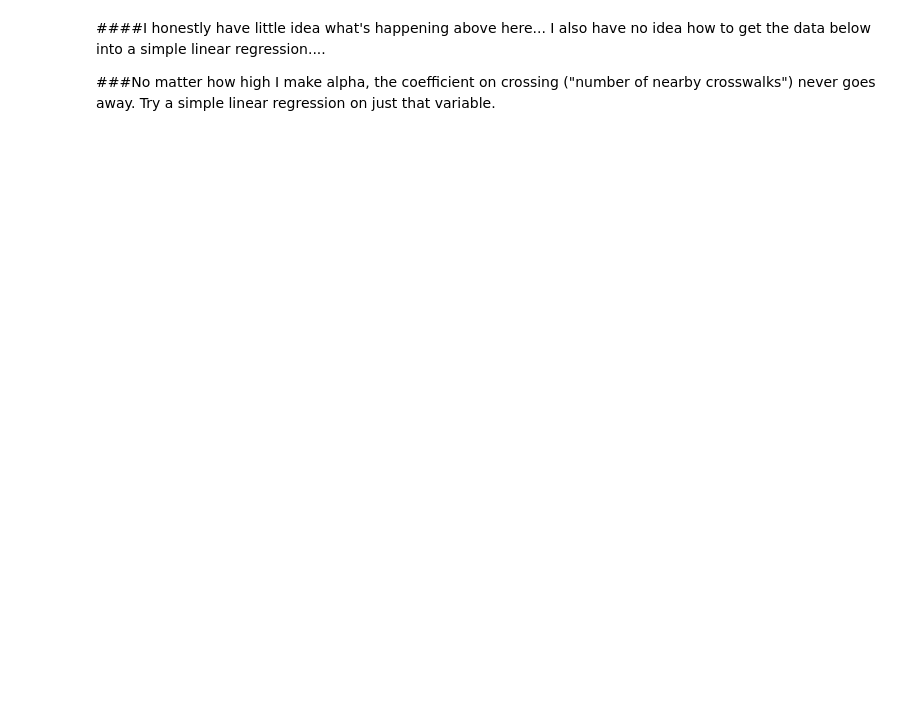
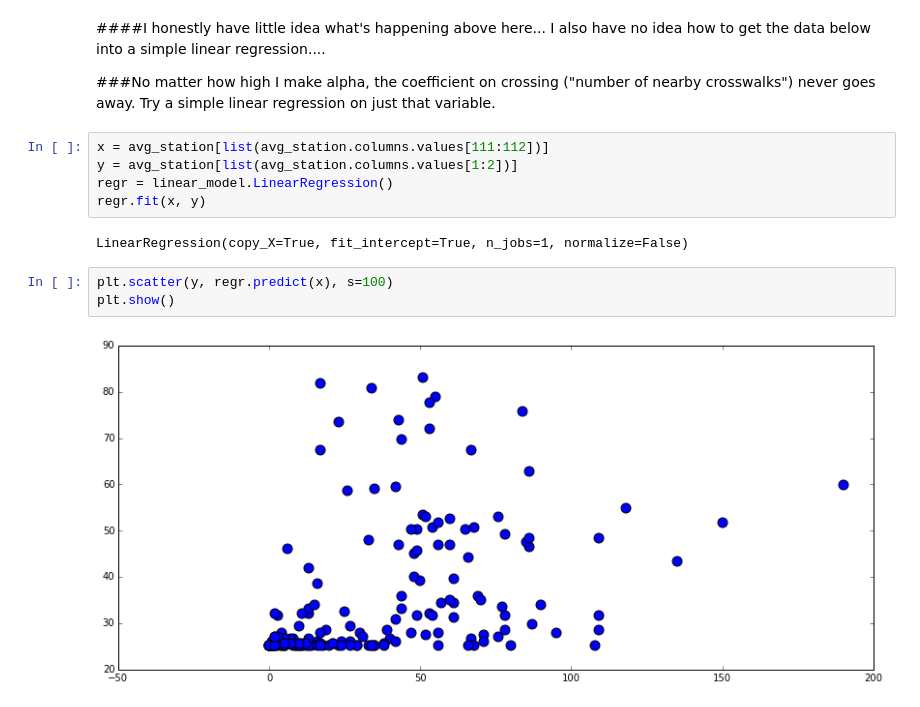
Before and after one commit to sjschmidt44/bike_share, a Jupyter notebook: bike_share_data_3.ipynb, the cells around one changed output. Drawn from its saved outputs; the diff is of its cells as text; blank space fills up the shorter version.

```diff
--- a/bike_share_data_3.ipynb
+++ b/bike_share_data_3.ipynb
@@ -175,3 +175,15 @@ Alpha=0.460073944025 [ 34.80721701  27.72102944  34.62000721  32.75626501  34.42
 ####I honestly have little idea what's happening above here... I also have no idea how to get the data below into a simple linear regression....
 
 ###No matter how high I make alpha, the coefficient on crossing ("number of nearby crosswalks") never goes away. Try a simple linear regression on just that variable.
+# %%
+x = avg_station[list(avg_station.columns.values[111:112])]
+y = avg_station[list(avg_station.columns.values[1:2])]
+regr = linear_model.LinearRegression()
+regr.fit(x, y)
+# %% [output]
+LinearRegression(copy_X=True, fit_intercept=True, n_jobs=1, normalize=False)
+# %%
+plt.scatter(y, regr.predict(x), s=100)
+plt.show()
+# %% [output]
+[figure, added]
```
Also changed, not shown: parts of 4 cells of this notebook.
